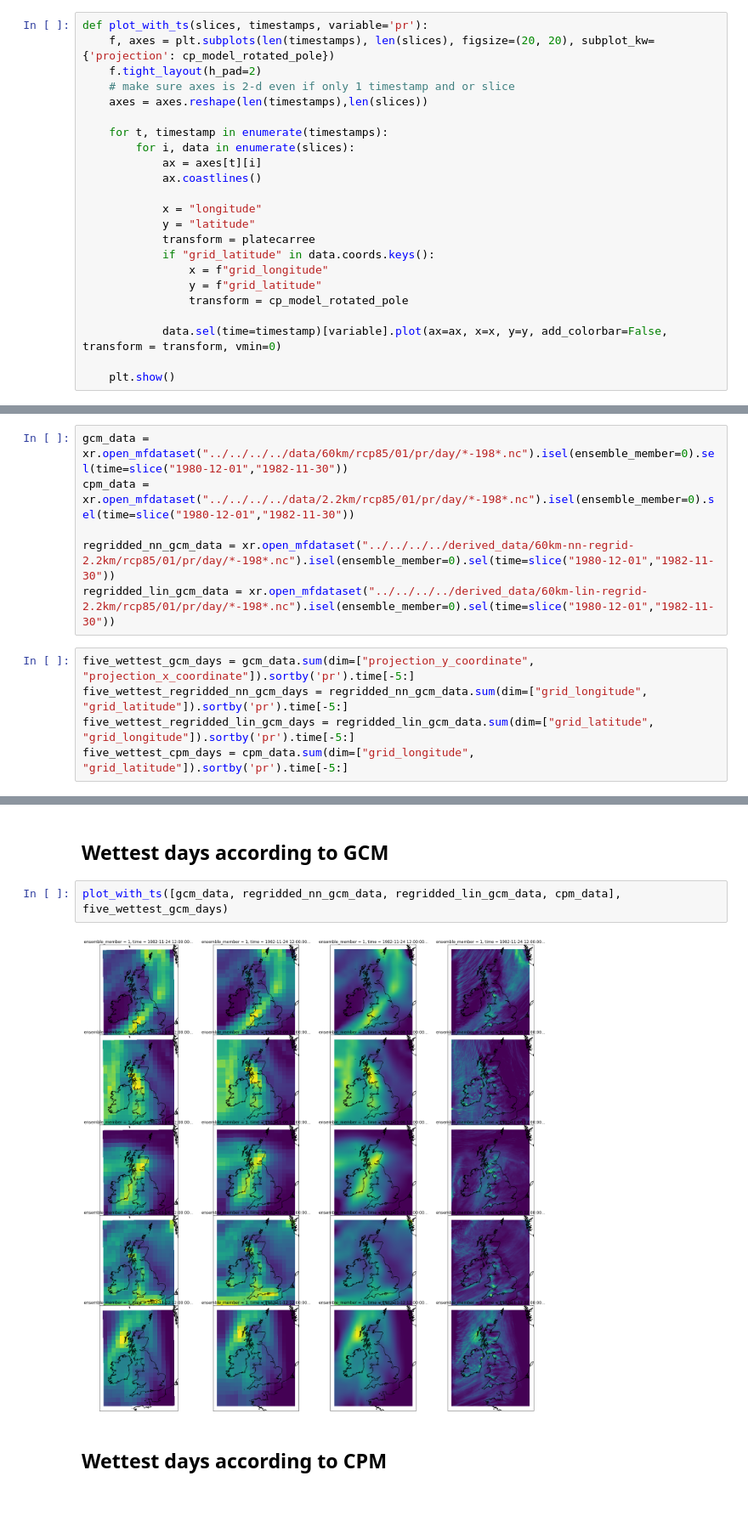
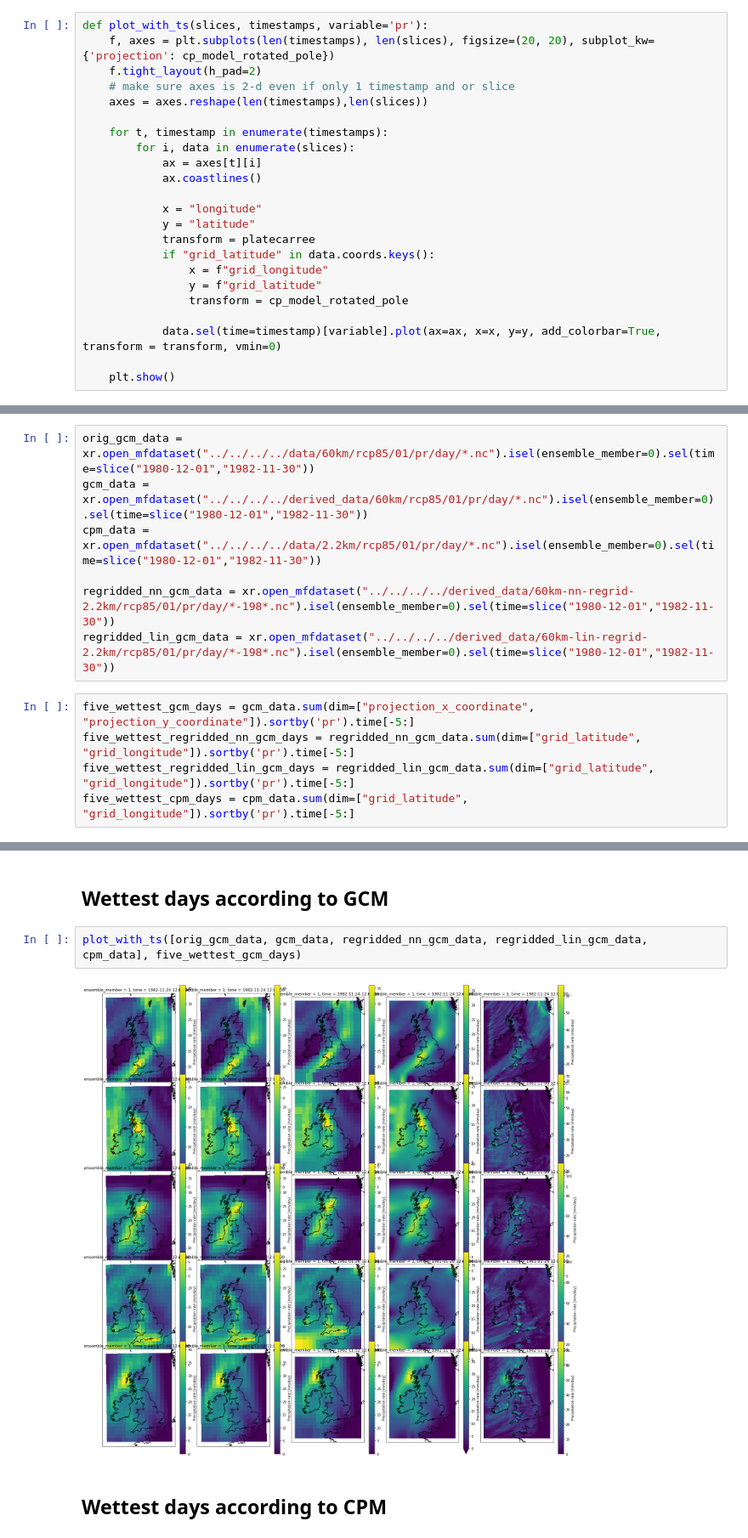
Before and after one commit to henryaddison/ml-downscaling-emulation, a Jupyter notebook: notebooks/exploration/regridded data.ipynb, the cells around one changed output, grey strips where cells are left out. Shown at 85% size. Saved outputs shown, nothing was run; the diff lists cells and outputs as text; blank space fills up the shorter version.

```diff
--- a/notebooks/exploration/regridded data.ipynb
+++ b/notebooks/exploration/regridded data.ipynb
@@ -33,22 +33,23 @@ def plot_with_ts(slices, timestamps, variable='pr'):
                 y = f"grid_latitude"
                 transform = cp_model_rotated_pole
 
-            data.sel(time=timestamp)[variable].plot(ax=ax, x=x, y=y, add_colorbar=False, transform = transform, vmin=0)
+            data.sel(time=timestamp)[variable].plot(ax=ax, x=x, y=y, add_colorbar=True, transform = transform, vmin=0)
 
     plt.show()
 # %% [markdown]
 ## Load the different datasets
 # %%
-gcm_data = xr.open_mfdataset("../../../../data/60km/rcp85/01/pr/day/*-198*.nc").isel(ensemble_member=0).sel(time=slice("1980-12-01","1982-11-30"))
-cpm_data = xr.open_mfdataset("../../../../data/2.2km/rcp85/01/pr/day/*-198*.nc").isel(ensemble_member=0).sel(time=slice("1980-12-01","1982-11-30"))
+orig_gcm_data = xr.open_mfdataset("../../../../data/60km/rcp85/01/pr/day/*.nc").isel(ensemble_member=0).sel(time=slice("1980-12-01","1982-11-30"))
+gcm_data = xr.open_mfdataset("../../../../derived_data/60km/rcp85/01/pr/day/*.nc").isel(ensemble_member=0).sel(time=slice("1980-12-01","1982-11-30"))
+cpm_data = xr.open_mfdataset("../../../../data/2.2km/rcp85/01/pr/day/*.nc").isel(ensemble_member=0).sel(time=slice("1980-12-01","1982-11-30"))
 
 regridded_nn_gcm_data = xr.open_mfdataset("../../../../derived_data/60km-nn-regrid-2.2km/rcp85/01/pr/day/*-198*.nc").isel(ensemble_member=0).sel(time=slice("1980-12-01","1982-11-30"))
 regridded_lin_gcm_data = xr.open_mfdataset("../../../../derived_data/60km-lin-regrid-2.2km/rcp85/01/pr/day/*-198*.nc").isel(ensemble_member=0).sel(time=slice("1980-12-01","1982-11-30"))
 # %%
-five_wettest_gcm_days = gcm_data.sum(dim=["projection_y_coordinate", "projection_x_coordinate"]).sortby('pr').time[-5:]
-five_wettest_regridded_nn_gcm_days = regridded_nn_gcm_data.sum(dim=["grid_longitude", "grid_latitude"]).sortby('pr').time[-5:]
+five_wettest_gcm_days = gcm_data.sum(dim=["projection_x_coordinate", "projection_y_coordinate"]).sortby('pr').time[-5:]
+five_wettest_regridded_nn_gcm_days = regridded_nn_gcm_data.sum(dim=["grid_latitude", "grid_longitude"]).sortby('pr').time[-5:]
 five_wettest_regridded_lin_gcm_days = regridded_lin_gcm_data.sum(dim=["grid_latitude", "grid_longitude"]).sortby('pr').time[-5:]
-five_wettest_cpm_days = cpm_data.sum(dim=["grid_longitude", "grid_latitude"]).sortby('pr').time[-5:]
+five_wettest_cpm_days = cpm_data.sum(dim=["grid_latitude", "grid_longitude"]).sortby('pr').time[-5:]
 # %% [markdown]
 # Compare wettest days
 # %%
@@ -90,9 +91,9 @@ The raw GCM precip, the GCM precip regrided to match CPM grid according to NN an
 # %% [markdown]
 ## Wettest days according to GCM
 # %%
-plot_with_ts([gcm_data, regridded_nn_gcm_data, regridded_lin_gcm_data, cpm_data], five_wettest_gcm_days)
+plot_with_ts([orig_gcm_data, gcm_data, regridded_nn_gcm_data, regridded_lin_gcm_data, cpm_data], five_wettest_gcm_days)
 # %% [output]
-[figure, old version]
+[figure, new version]
 # %% [markdown]
 ## Wettest days according to CPM
 # %%
```
Also changed, not shown: parts of 1 cell of this notebook, 4 other files.
